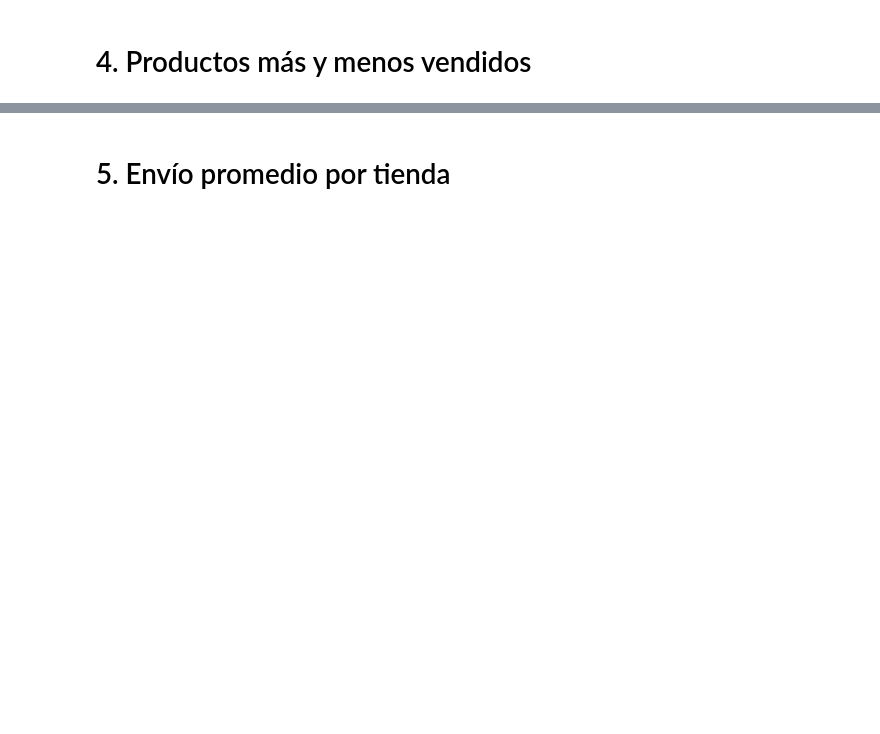
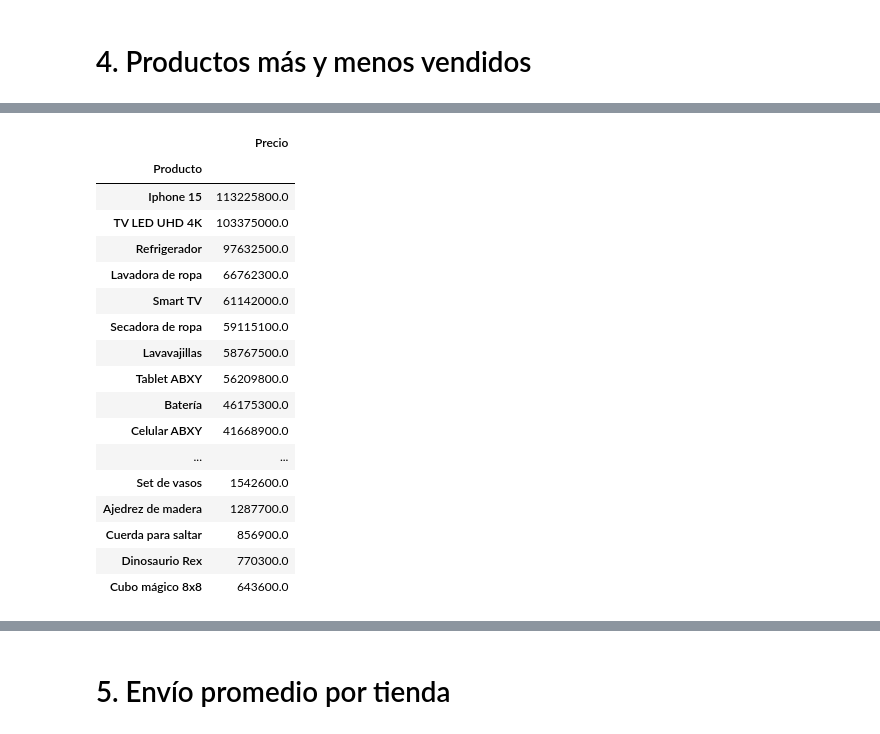
Before and after one commit to Nico2423/Proyectos, a Jupyter notebook: AluraStoreLatam.ipynb, the cells around one changed output, grey strips where cells are left out. Saved outputs shown, nothing was run; the diff lists cells and outputs as text; code cells hidden in the pictures; blank space fills up the shorter version.

```diff
--- a/AluraStoreLatam.ipynb
+++ b/AluraStoreLatam.ipynb
@@ -194,0 +309,25 @@ memory usage: 221.2+ KB
+# %%
+productos2= tienda2[['Producto', 'Precio']]
+ventas2= productos2.groupby(by='Producto')
+ventas2= pd.DataFrame(ventas2.sum())
+ventas2 = ventas2.sort_values(by='Precio', ascending=False)
+ventas2
+# %% [output]
+|  | Precio |
+| Producto |  |
+| Iphone 15 | 113225800.0 |
+| TV LED UHD 4K | 103375000.0 |
+| Refrigerador | 97632500.0 |
+| Lavadora de ropa | 66762300.0 |
+| Smart TV | 61142000.0 |
+| Secadora de ropa | 59115100.0 |
+| Lavavajillas | 58767500.0 |
+| Tablet ABXY | 56209800.0 |
+| Batería | 46175300.0 |
+| Celular ABXY | 41668900.0 |
+| ... | ... |
+| Set de vasos | 1542600.0 |
+| Ajedrez de madera | 1287700.0 |
+| Cuerda para saltar | 856900.0 |
+| Dinosaurio Rex | 770300.0 |
+| Cubo mágico 8x8 | 643600.0 |
```
Also changed, not shown: parts of 27 cells of this notebook.
